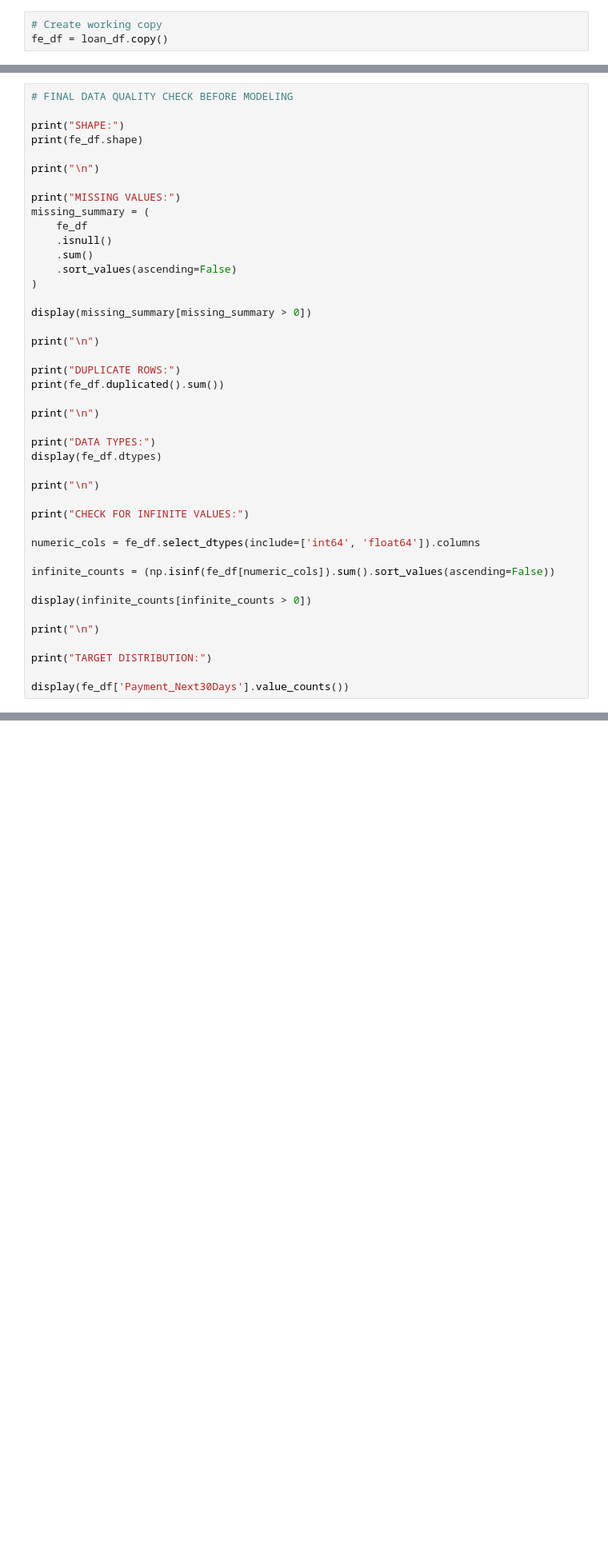
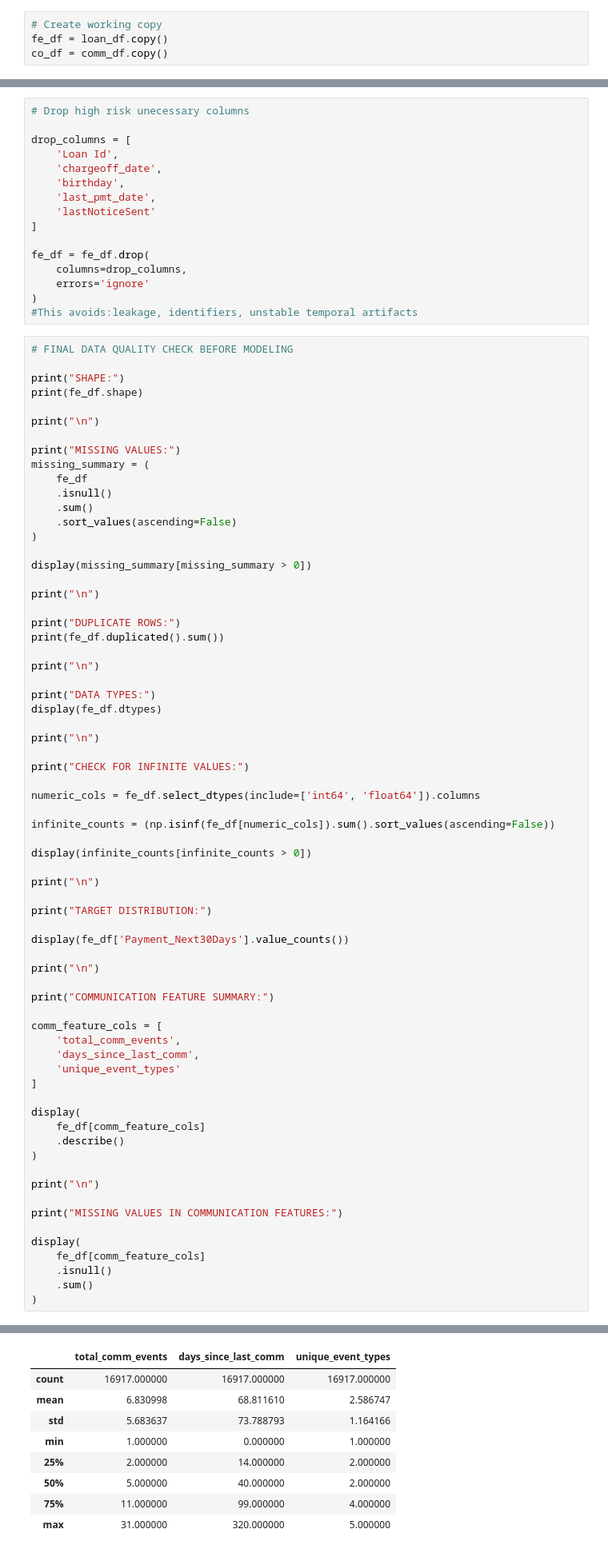
Before and after one commit to sidd-1311/Propensity-to-pay, a Jupyter notebook: Notebooks/04_feature_engineering.ipynb, the cells around one changed output, grey strips where cells are left out. Shown at 80% size. Drawn from its saved outputs; the diff is of its cells as text; blank space fills up the shorter version.

Commit message:
Added Communication Features

```diff
--- a/Notebooks/04_feature_engineering.ipynb
+++ b/Notebooks/04_feature_engineering.ipynb
@@ -9,3 +9,4 @@ comm_df = pd.read_excel('../Data/validated_comm_df.xlsx')
 # %%
 # Create working copy
 fe_df = loan_df.copy()
+co_df = comm_df.copy()
@@ -79,4 +121,20 @@ fe_df.drop(
 )
+# %%
+# Drop high risk unecessary columns
+
+drop_columns = [
+    'Loan Id',
+    'chargeoff_date',
+    'birthday',
+    'last_pmt_date',
+    'lastNoticeSent'
+]
+
+fe_df = fe_df.drop(
+    columns=drop_columns,
+    errors='ignore'
+)
+#This avoids:leakage, identifiers, unstable temporal artifacts
 # %%
 # FINAL DATA QUALITY CHECK BEFORE MODELING
 
@@ -120,5 +178,30 @@ print("\n")
 print("TARGET DISTRIBUTION:")
 
 display(fe_df['Payment_Next30Days'].value_counts())
+
+print("\n")
+
+print("COMMUNICATION FEATURE SUMMARY:")
+
+comm_feature_cols = [
+    'total_comm_events',
+    'days_since_last_comm',
+    'unique_event_types'
+]
+
+display(
+    fe_df[comm_feature_cols]
+    .describe()
+)
+
+print("\n")
+
+print("MISSING VALUES IN COMMUNICATION FEATURES:")
+
+display(
+    fe_df[comm_feature_cols]
+    .isnull()
+    .sum()
+)
 # %% [output]
 SHAPE:
@@ -159,0 +247,9 @@ Name: count, dtype: int64
+|  | total_comm_events | days_since_last_comm | unique_event_types |
+| count | 16917.000000 | 16917.000000 | 16917.000000 |
+| mean | 6.830998 | 68.811610 | 2.586747 |
+| std | 5.683637 | 73.788793 | 1.164166 |
+| min | 1.000000 | 0.000000 | 1.000000 |
+| 25% | 2.000000 | 14.000000 | 2.000000 |
+| 50% | 5.000000 | 40.000000 | 2.000000 |
+| 75% | 11.000000 | 99.000000 | 4.000000 |
+| max | 31.000000 | 320.000000 | 5.000000 |
```
Also changed, not shown: parts of 7 cells of this notebook.
